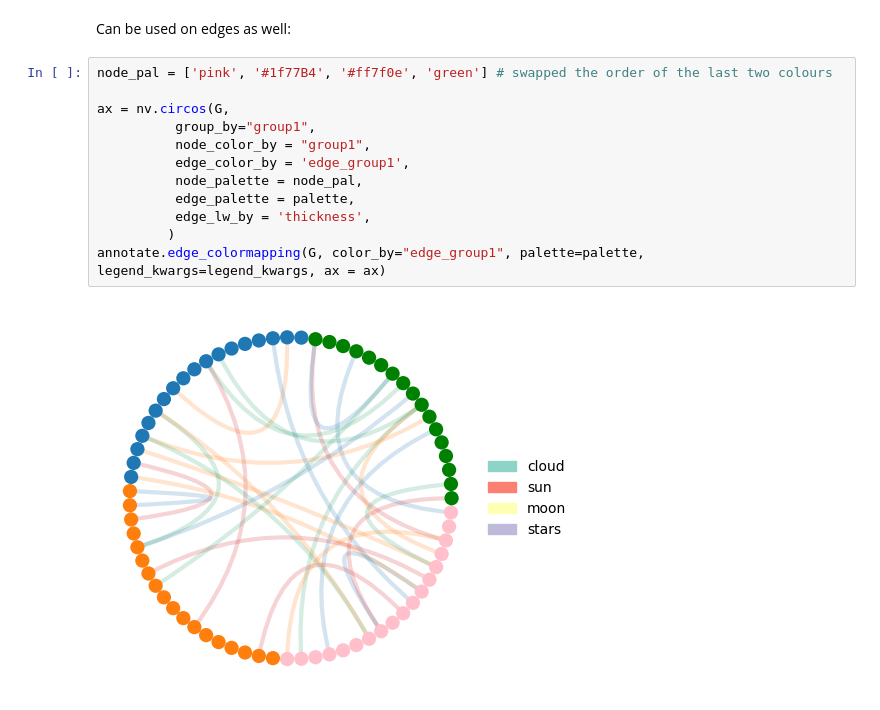
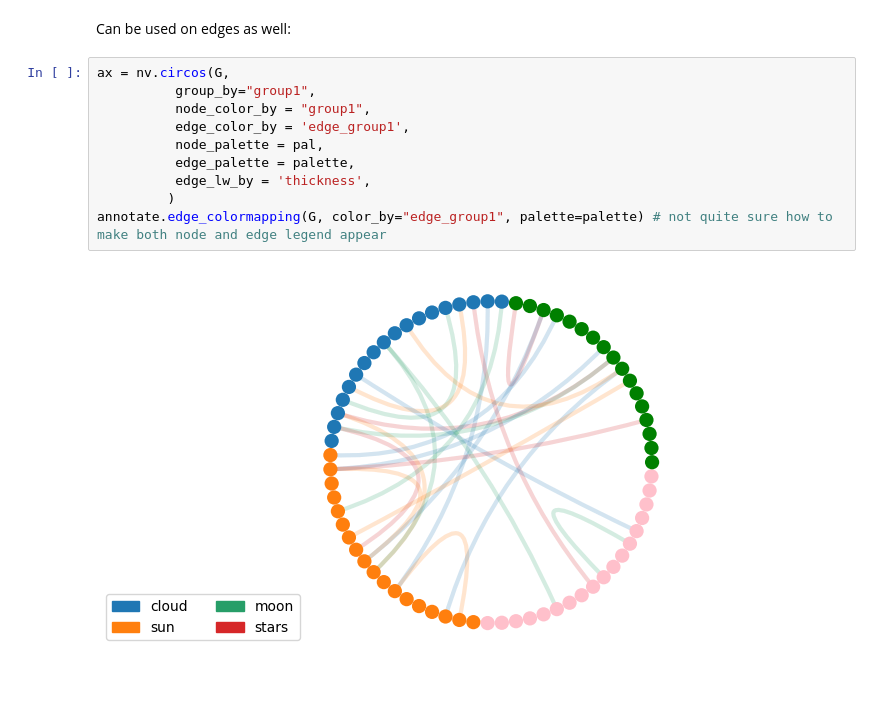
Before and after one commit to ericmjl/nxviz, a Jupyter notebook: docs/examples/circos_node_labels.ipynb, the cells around one changed output. Saved outputs shown, nothing was run; the diff lists cells and outputs as text.

```diff
--- a/docs/examples/circos_node_labels.ipynb
+++ b/docs/examples/circos_node_labels.ipynb
@@ -186,16 +186,14 @@ annotate.node_colormapping(G, color_by="group1", palette=pal)
 # %% [markdown]
 Can be used on edges as well:
 # %%
-node_pal = ['pink', '#1f77B4', '#ff7f0e', 'green'] # swapped the order of the last two colours
-
 ax = nv.circos(G,
           group_by="group1",
           node_color_by = "group1",
           edge_color_by = 'edge_group1',
-          node_palette = node_pal,
+          node_palette = pal,
           edge_palette = palette,
           edge_lw_by = 'thickness',
          )
-annotate.edge_colormapping(G, color_by="edge_group1", palette=palette, legend_kwargs=legend_kwargs, ax = ax)
+annotate.edge_colormapping(G, color_by="edge_group1", palette=palette) # not quite sure how to make both node and edge legend appear
 # %% [output]
-[figure, old version]
+[figure, new version]
```
Also changed, not shown: parts of 10 cells of this notebook.
